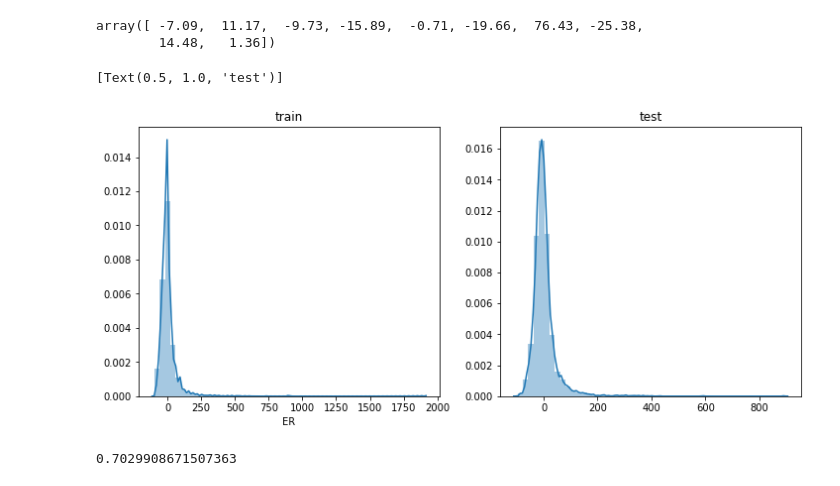
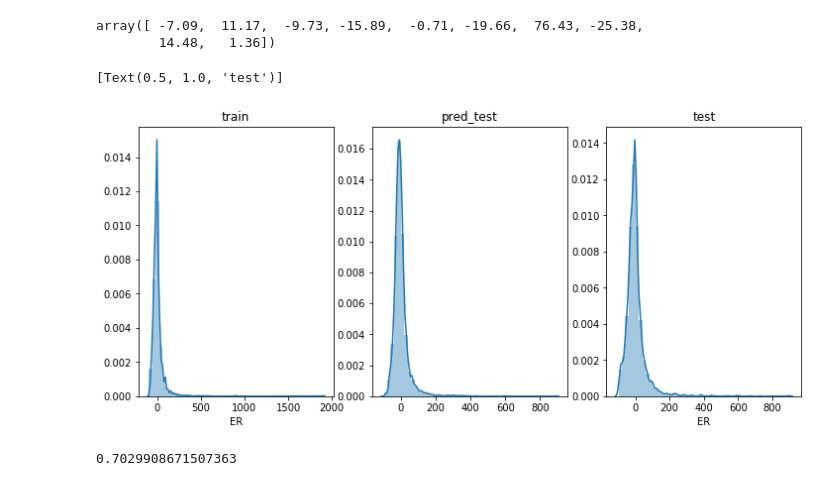
Before and after one commit to codingKYU/Deep-Learning, a Jupyter notebook: Quant_prediction/model.ipynb, the cells around one changed output. Cells and saved outputs as stored; diff of their text form; code cells hidden in the pictures.

```diff
--- a/Quant_prediction/model.ipynb
+++ b/Quant_prediction/model.ipynb
@@ -400,6 +400,11 @@ test_IN_Y
 랜덤포레스트를 통한 피쳐 셀렉션을 진행하겠다.
 
 그 후 여러 모델들을 비교하여, 앙상블할 모델을 선택하겠다.
+# %%
+import pandas as pd
+import numpy as np
+
+data = pd.read_excel('C:/Users/jlee0/Desktop/KYU/hanim ict/1/data/last_data/IN_DATA.xlsx')
 # %%
 X = data[['I', 'J', 'K', 'L', 'M', 'N', 'O', 'P', 'Q', 'R', 'T', 'U', 'V',
        'W', 'X', 'Y', 'Z', 'AA', 'AB', 'AC', 'AD', 'AE', 'AF', 'AG', 'AH']]
@@ -451,15 +476,17 @@ array([ -7.09,  11.17,  -9.73, -15.89,  -0.71, -19.66,  76.43, -25.38,
         14.48,   1.36])
 # %%
 # 예측한 데이터를 시각화 해본다.
-fig,(ax1,ax2)= plt.subplots(ncols=2)
+fig,(ax1,ax2,ax3)= plt.subplots(ncols=3)
 fig.set_size_inches(12,5)
 sns.distplot(IN_Y,ax=ax1,bins=50)
 ax1.set(title="train")
 sns.distplot(predictions,ax=ax2,bins=50)
-ax2.set(title="test")
+ax2.set(title="pred_test")
+sns.distplot(test_IN_Y,ax=ax3,bins=50)
+ax3.set(title="test")
 # %% [output]
 [Text(0.5, 1.0, 'test')]
-[figure, old version]
+[figure, new version]
 # %%
 print(model.score(scaled_test_X,test_IN_Y))
 # %% [output]
```
Also changed, not shown: parts of 36 cells of this notebook.
